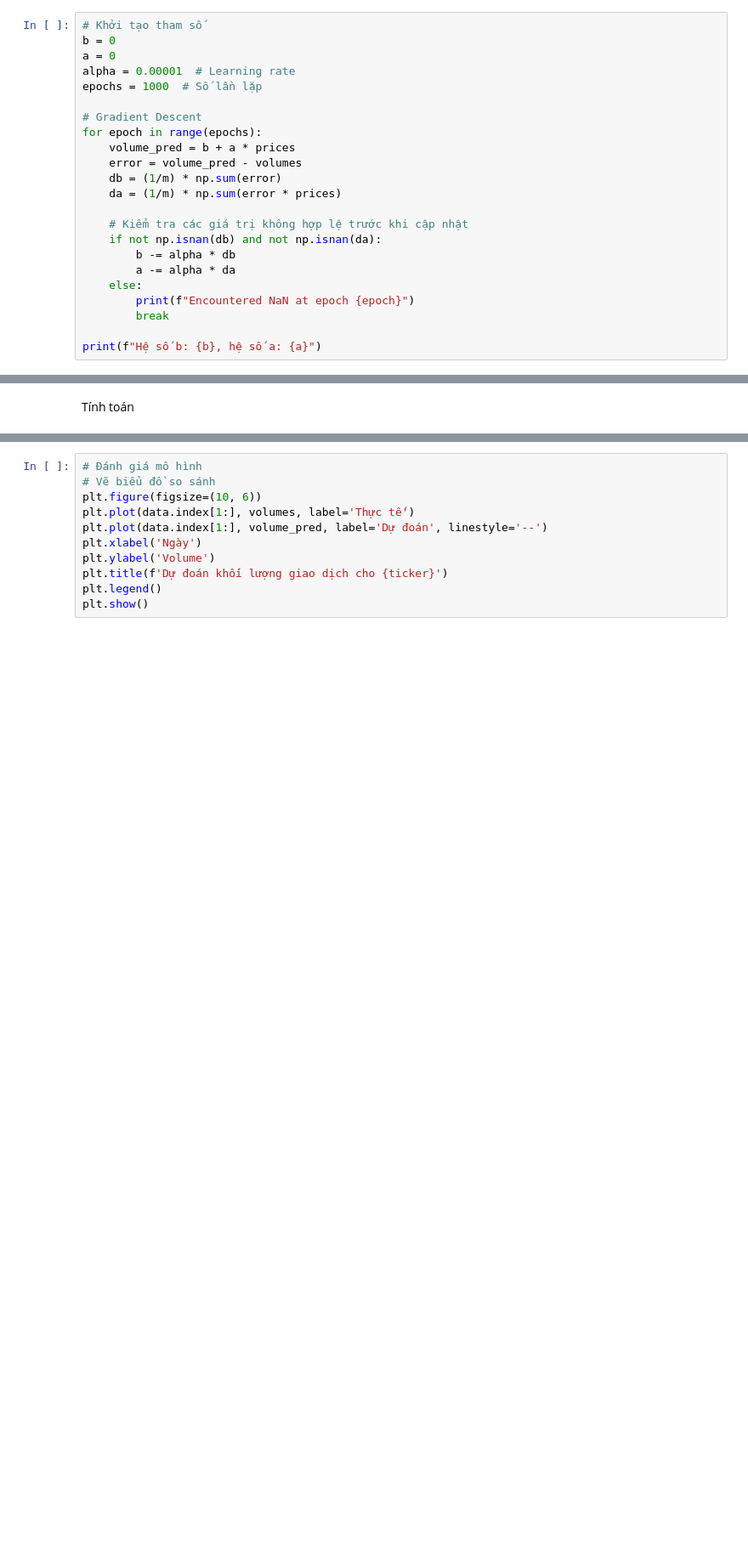
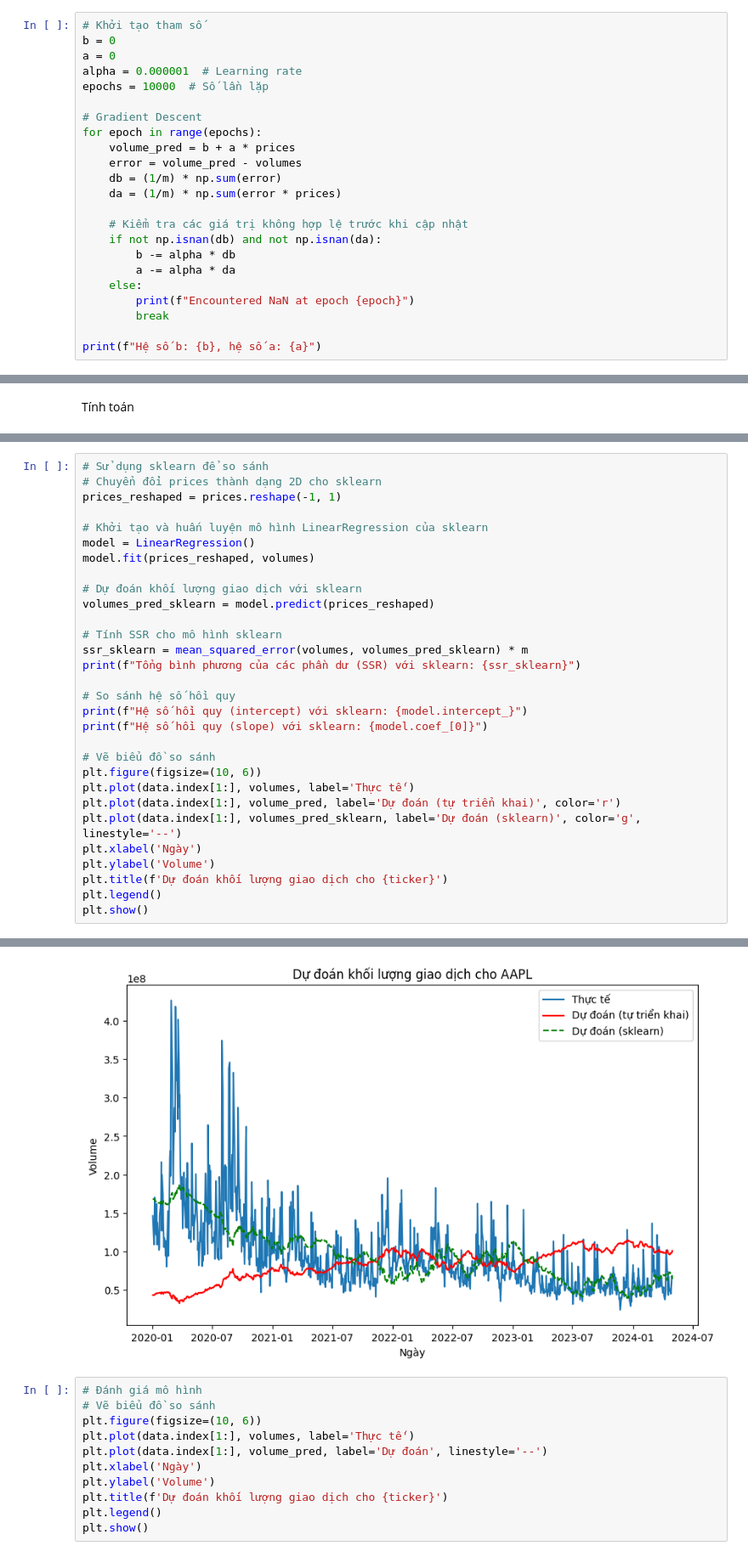
Before and after one commit to Ttdne/Stock-Prediction-Using-Linear-Regression, a Jupyter notebook: Big_Project/src/Volumn_predict.ipynb, the cells around one changed output, grey strips where cells are left out. Shown: that part at 85% size. Drawn from its saved outputs; the diff is of its cells as text; blank space fills up the shorter version.

```diff
--- a/Big_Project/src/Volumn_predict.ipynb
+++ b/Big_Project/src/Volumn_predict.ipynb
@@ -68,8 +52,8 @@ Gradient Descent
 # Khởi tạo tham số
 b = 0
 a = 0
-alpha = 0.00001  # Learning rate
-epochs = 1000  # Số lần lặp
+alpha = 0.000001  # Learning rate
+epochs = 10000  # Số lần lặp
 
 # Gradient Descent
 for epoch in range(epochs):
@@ -104,0 +89,31 @@ Tổng bình phương của các phần dư (SSR): 5.186439071125147e+18
+# %%
+# Sử dụng sklearn để so sánh
+# Chuyển đổi prices thành dạng 2D cho sklearn
+prices_reshaped = prices.reshape(-1, 1)
+
+# Khởi tạo và huấn luyện mô hình LinearRegression của sklearn
+model = LinearRegression()
+model.fit(prices_reshaped, volumes)
+
+# Dự đoán khối lượng giao dịch với sklearn
+volumes_pred_sklearn = model.predict(prices_reshaped)
+
+# Tính SSR cho mô hình sklearn
+ssr_sklearn = mean_squared_error(volumes, volumes_pred_sklearn) * m
+print(f"Tổng bình phương của các phần dư (SSR) với sklearn: {ssr_sklearn}")
+
+# So sánh hệ số hồi quy
+print(f"Hệ số hồi quy (intercept) với sklearn: {model.intercept_}")
+print(f"Hệ số hồi quy (slope) với sklearn: {model.coef_[0]}")
+
+# Vẽ biểu đồ so sánh
+plt.figure(figsize=(10, 6))
+plt.plot(data.index[1:], volumes, label='Thực tế')
+plt.plot(data.index[1:], volume_pred, label='Dự đoán (tự triển khai)', color='r')
+plt.plot(data.index[1:], volumes_pred_sklearn, label='Dự đoán (sklearn)', color='g', linestyle='--')
+plt.xlabel('Ngày')
+plt.ylabel('Volume')
+plt.title(f'Dự đoán khối lượng giao dịch cho {ticker}')
+plt.legend()
+plt.show()
+# %% [output]
@@ -105,3 +123,4 @@ Tổng bình phương của các phần dư (SSR): 5.186439071125147e+18
+[figure, added]
 # %%
 # Đánh giá mô hình
 # Vẽ biểu đồ so sánh
```
Also changed, not shown: parts of 5 cells of this notebook, 4 other files.
